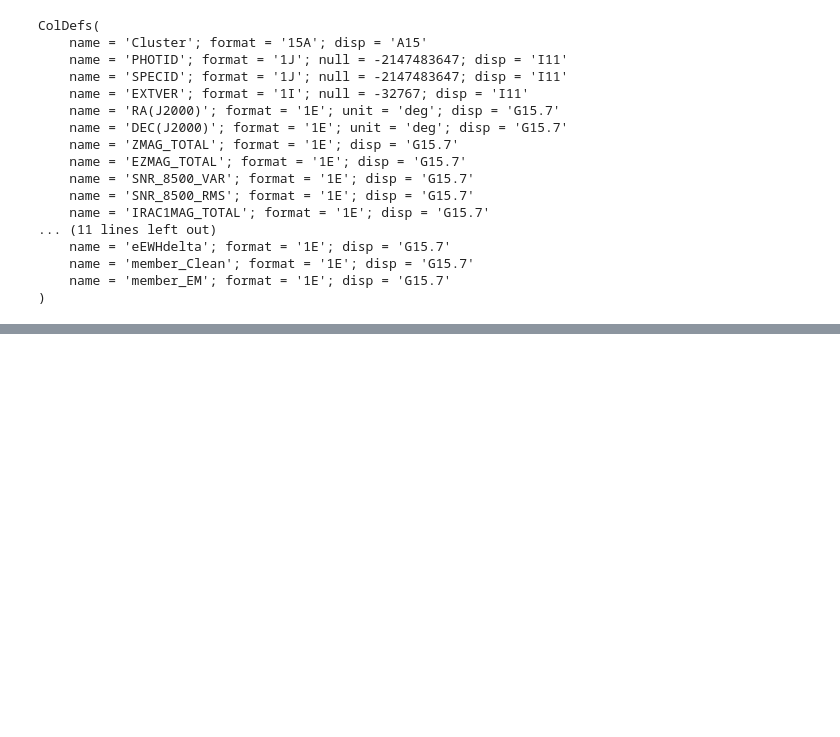
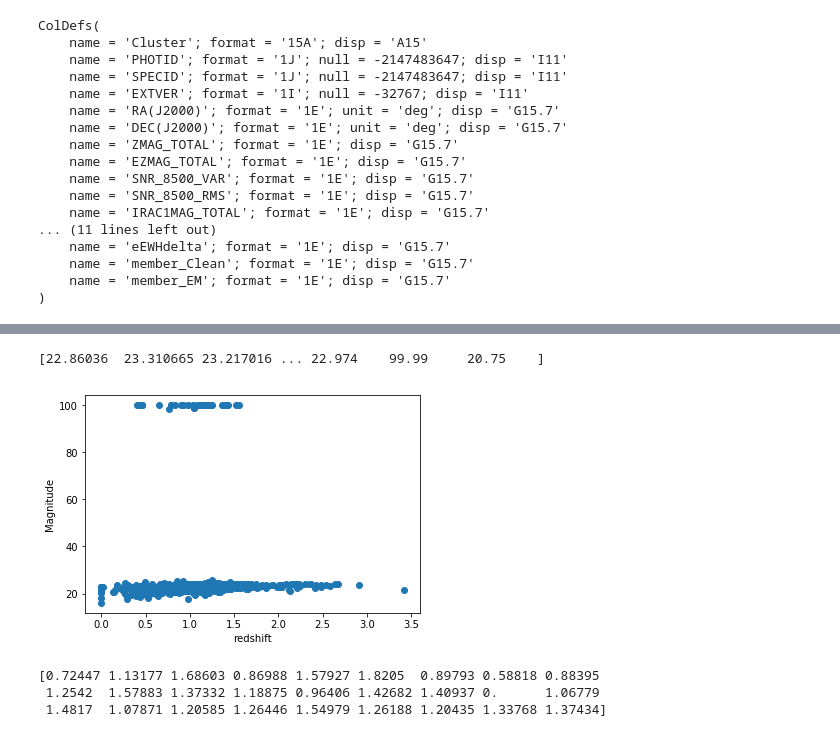
Before and after one commit to tplattner24/GoGreen, a Jupyter notebook: PracticeCats.ipynb, the cells around one changed output, grey strips where cells are left out. Saved outputs shown, nothing was run; the diff lists cells and outputs as text; code cells hidden in the pictures; blank space fills up the shorter version.

```diff
--- a/PracticeCats.ipynb
+++ b/PracticeCats.ipynb
@@ -37,0 +69,10 @@ ColDefs(
+# %%
+m = catdata['ZMAG_TOTAL']
+print(m)
+zmagVSred = plt.scatter(z,m)
+zmagVSred = plt.xlabel('redshift')
+zmagVSred = plt.ylabel('Magnitude')
+plt.show()
+# %% [output]
+[22.86036  23.310665 23.217016 ... 22.974    99.99     20.75    ]
+[figure, added]
@@ -37,0 +81,6 @@ ColDefs(
+# %%
+print(catdata['redshift'][i])
+# %% [output]
+[0.72447 1.13177 1.68603 0.86988 1.57927 1.8205  0.89793 0.58818 0.88395
+ 1.2542  1.57883 1.37332 1.18875 0.96406 1.42682 1.40937 0.      1.06779
+ 1.4817  1.07871 1.20585 1.26446 1.54979 1.26188 1.20435 1.33768 1.37434]
```
Also changed, not shown: parts of 12 cells of this notebook.
